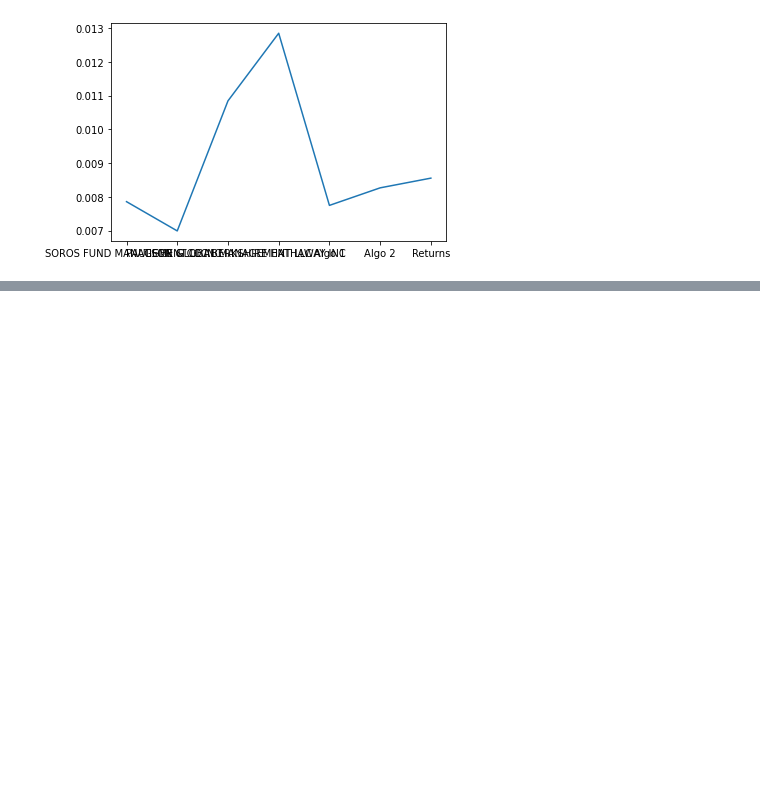
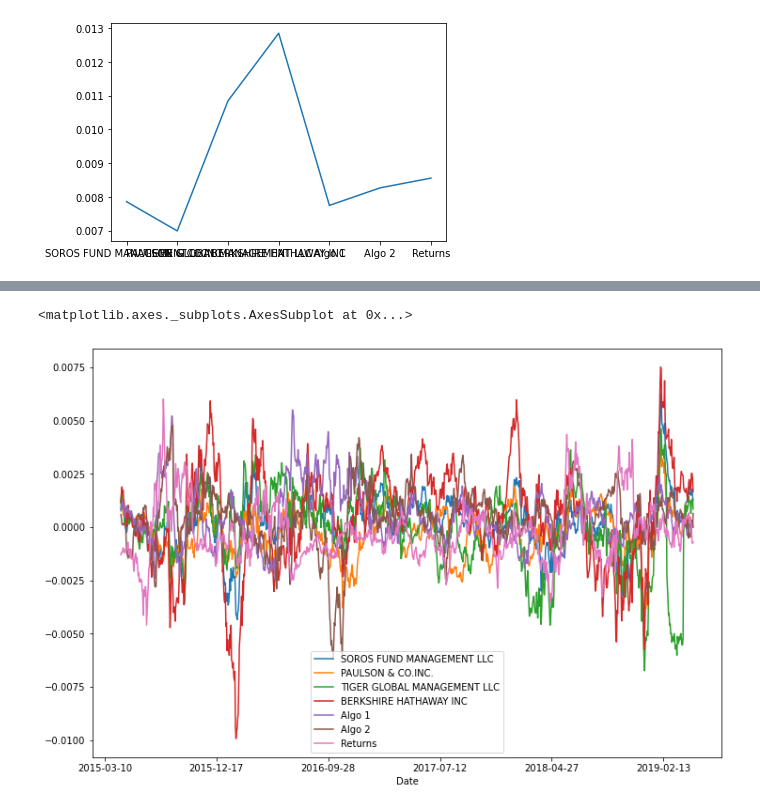
Before and after one commit to willudeh99/Python-wih-Pandas, a Jupyter notebook: Untitled.ipynb, the cells around one changed output, grey strips where cells are left out. Drawn from its saved outputs; the diff is of its cells as text; code cells hidden in the pictures; blank space fills up the shorter version.

```diff
--- a/Untitled.ipynb
+++ b/Untitled.ipynb
@@ -296,0 +331,5 @@ df.std().plot()
+# %%
+rolling_df.plot(figsize=(12,8))
+# %% [output]
+<matplotlib.axes._subplots.AxesSubplot at 0x...>
+[figure, added]
```
Also changed, not shown: parts of 11 cells of this notebook.
